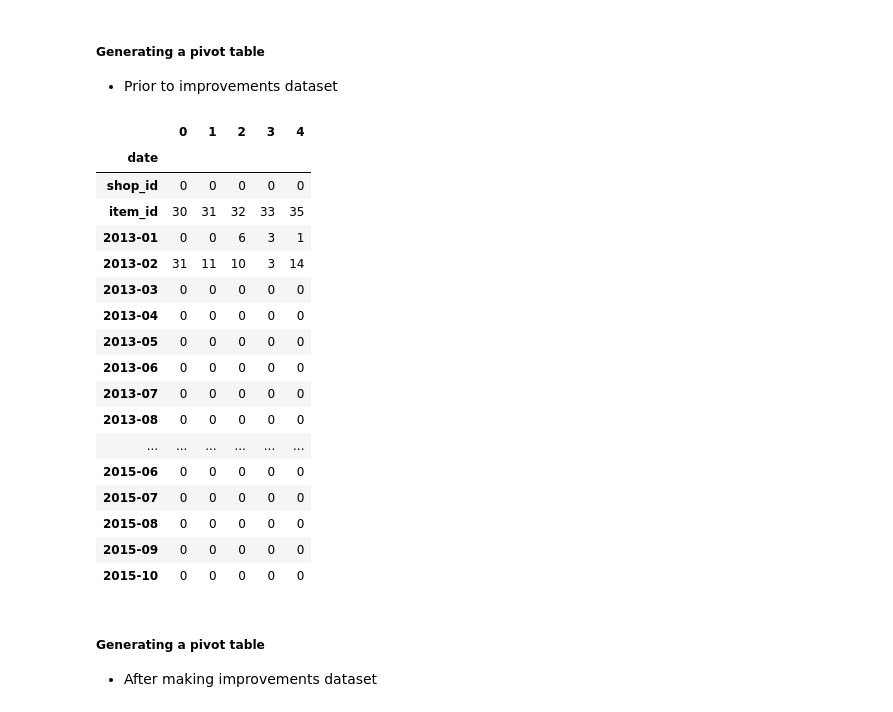
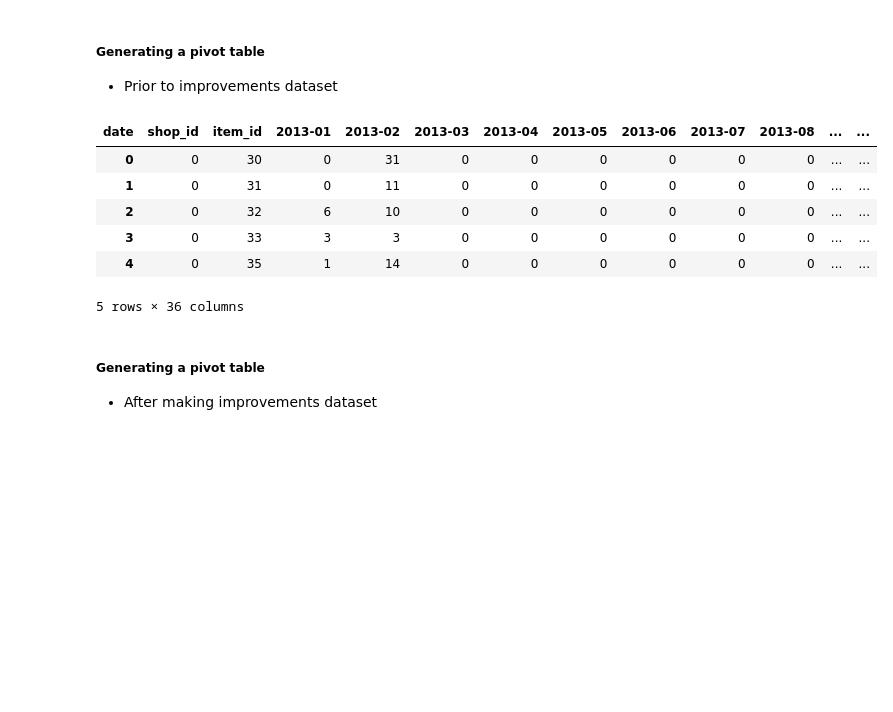
Before and after one commit to MichaelWoo-git/Predicting_Future_Sales_Timeseries, a Jupyter notebook: regression_analysis.ipynb, the cells around one changed output. Drawn from its saved outputs; the diff is of its cells as text; code cells hidden in the pictures; blank space fills up the shorter version.

```diff
--- a/regression_analysis.ipynb
+++ b/regression_analysis.ipynb
@@ -294,27 +294,16 @@ train_data.head()
 # %%
 df = sales.groupby(['date','shop_id','item_id']).sum()
 df = df.pivot_table(index=['shop_id','item_id'], columns='date', values='item_cnt_day', fill_value=0)
 df.reset_index(inplace=True)
-df.head().T
+df.head()
 # %% [output]
-|  | 0 | 1 | 2 | 3 | 4 |
-| date |  |  |  |  |  |
-| shop_id | 0 | 0 | 0 | 0 | 0 |
-| item_id | 30 | 31 | 32 | 33 | 35 |
-| 2013-01 | 0 | 0 | 6 | 3 | 1 |
-| 2013-02 | 31 | 11 | 10 | 3 | 14 |
-| 2013-03 | 0 | 0 | 0 | 0 | 0 |
-| 2013-04 | 0 | 0 | 0 | 0 | 0 |
-| 2013-05 | 0 | 0 | 0 | 0 | 0 |
-| 2013-06 | 0 | 0 | 0 | 0 | 0 |
-| 2013-07 | 0 | 0 | 0 | 0 | 0 |
-| 2013-08 | 0 | 0 | 0 | 0 | 0 |
-| ... | ... | ... | ... | ... | ... |
-| 2015-06 | 0 | 0 | 0 | 0 | 0 |
-| 2015-07 | 0 | 0 | 0 | 0 | 0 |
-| 2015-08 | 0 | 0 | 0 | 0 | 0 |
-| 2015-09 | 0 | 0 | 0 | 0 | 0 |
-| 2015-10 | 0 | 0 | 0 | 0 | 0 |
+| date | shop_id | item_id | 2013-01 | 2013-02 | 2013-03 | 2013-04 | 2013-05 | 2013-06 | 2013-07 | 2013-08 | ... | ... |
+| 0 | 0 | 30 | 0 | 31 | 0 | 0 | 0 | 0 | 0 | 0 | ... | ... |
+| 1 | 0 | 31 | 0 | 11 | 0 | 0 | 0 | 0 | 0 | 0 | ... | ... |
+| 2 | 0 | 32 | 6 | 10 | 0 | 0 | 0 | 0 | 0 | 0 | ... | ... |
+| 3 | 0 | 33 | 3 | 3 | 0 | 0 | 0 | 0 | 0 | 0 | ... | ... |
+| 4 | 0 | 35 | 1 | 14 | 0 | 0 | 0 | 0 | 0 | 0 | ... | ... |
+5 rows × 36 columns
 # %% [markdown]
 ##### Generating a pivot table
 * After making improvements dataset
```
Also changed, not shown: parts of 2 cells of this notebook.
